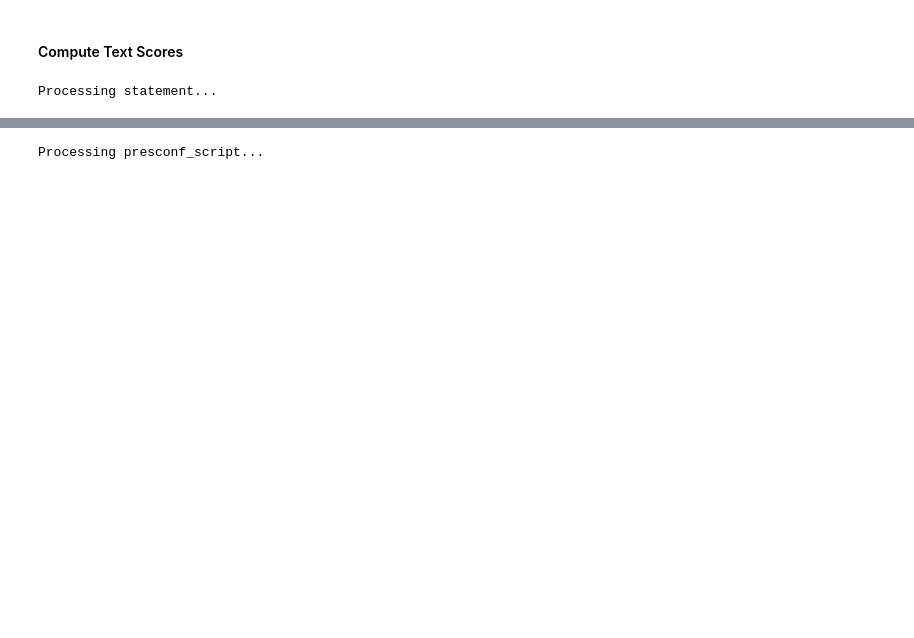
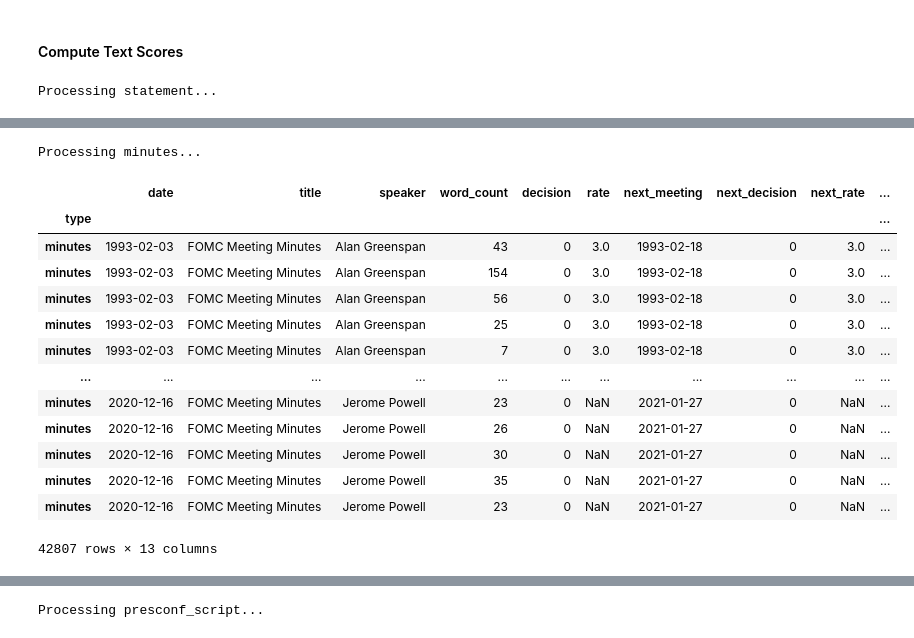
Before and after one commit to seanahmad/NLP-Federal-Reserve-Corpora, a Jupyter notebook: src/7_FOMC_Corpora.ipynb, the cells around one changed output, grey strips where cells are left out. Saved outputs shown, nothing was run; the diff lists cells and outputs as text; code cells hidden in the pictures; blank space fills up the shorter version.

```diff
--- a/src/7_FOMC_Corpora.ipynb
+++ b/src/7_FOMC_Corpora.ipynb
@@ -84,7 +109,7 @@ Mounted at /content/drive
 ### System Environment Variables
 # %%
 if IN_COLAB:
-  employment_data_dir = '/content/drive/My Drive/Colab Notebooks/proj2/src/data/MarketData/Employment/'
+  employment_data_dir = '/drive/My Drive/Colab Notebooks/proj2/src/data/MarketData/Employment/'
   cpi_data_dir = '/content/drive/My Drive/Colab Notebooks/proj2/src/data/MarketData/CPI/'
   fed_rates_dir = '/content/drive/My Drive/Colab Notebooks/proj2/src/data/MarketData/FEDRates/'
   fx_rates_dir = '/content/drive/My Drive/Colab Notebooks/proj2/src/data/MarketData/FXRates/'
@@ -92,6 +117,7 @@ if IN_COLAB:
   ism_data_dir = '/content/drive/My Drive/Colab Notebooks/proj2/src/data/MarketData/ISM/'
   sales_data_dir = '/content/drive/My Drive/Colab Notebooks/proj2/src/data/MarketData/Sales/'
   treasury_data_dir = '/content/drive/My Drive/Colab Notebooks/proj2/src/data/MarketData/Treasury/'
+  market_data_dir = '/content/drive/My Drive/Colab Notebooks/proj2/src/data/MarketData/'
   fomc_dir = '/content/drive/My Drive/Colab Notebooks/proj2/src/data/FOMC/'
   preprocessed_dir = '/content/drive/My Drive/Colab Notebooks/proj2/src/data/preprocessed/'
   train_dir = '/content/drive/My Drive/Colab Notebooks/proj2/src/data/train_data/'
@@ -100,6 +126,15 @@ if IN_COLAB:
   glove_dir = '/content/drive/My Drive/Colab Notebooks/proj2/src/data/GloVe/'
   model_dir = '/content/drive/My Drive/Colab Notebooks/proj2/src/data/models/'
   graph_dir = '/content/drive/My Drive/Colab Notebooks/proj2/src/data/graphs/'
+  final_graph_dir = '/content/drive/My Drive/Colab Notebooks/proj2/report/graphs/'
+  img_dir = '/content/drive/My Drive/Colab Notebooks/proj2/src/data/img/'
+  root_dir = '/content/drive/My Drive/Colab Notebooks/proj2/'
+  src_dir = '/content/drive/My Drive/Colab Notebooks/proj2/src/'
+  data_dir = '/content/drive/My Drive/Colab Notebooks/proj2/src/data/'
+  bak_dir = '/content/drive/My Drive/Colab Notebooks/proj2/archive/'
+  tmp_dir = '/content/drive/My Drive/Colab Notebooks/proj2/src/archive/'
+  ts_dir = '/content/drive/My Drive/Colab Notebooks/proj2/src/data/time_series/'
+
 else:
   employment_data_dir = 'C:/Users/theon/GDrive/Colab Notebooks/proj2/src/data/MarketData/Employment/'
   cpi_data_dir = 'C:/Users/theon/GDrive/Colab Notebooks/proj2/src/data/MarketData/CPI/'
@@ -117,6 +152,14 @@ else:
   glove_dir = 'C:/Users/theon/GDrive/Colab Notebooks/proj2/src/data/GloVe/'
   model_dir = 'C:/Users/theon/GDrive/Colab Notebooks/proj2/src/data/models/'
   graph_dir = 'C:/Users/theon/GDrive/Colab Notebooks/proj2/src/data/graphs/'
+  final_graph_dir ='C:/Users/theon/GDrive/Colab Notebooks/proj2/report/graphs/'
+  img_dir = 'C:/Users/theon/GDrive/Colab Notebooks/proj2/src/data/img/'
+  root_dir = 'C:/Users/theon/GDrive/Colab Notebooks/proj2/'
+  src_dir = 'C:/Users/theon/GDrive/Colab Notebooks/proj2/src/'
+  data_dir = 'C:/Users/theon/GDrive/Colab Notebooks/proj2/src/data/'
+  bak_dir = 'C:/Users/theon/GDrive/Colab Notebooks/proj2/archive/'
+  tmp_dir = 'C:/Users/theon/GDrive/Colab Notebooks/proj2/src/archive/'
+  ts_dir = 'C:/Users/theon/GDrive/Colab Notebooks/proj2/src/data/time_series/'
 # %% [markdown]
 ### Packages
 # %% [markdown]
@@ -899,6 +1223,9 @@ res_statement = score_text(result_df_statement, 'text', model)
 Processing statement...
 # %%
 # View/Save result
-save_data(res_statement, 'res_statement')
+#save_data(res_statement, 'res_statement')
+file = open(train_dir + 'res_statement.pickle', 'rb')
+res_statement = pickle.load(file)
+file.close()
 res_statement
 # %% [output]
@@ -922,7 +1248,27 @@ Successfully saved res_statement.csv. in /content/drive/My Drive/Colab Notebooks
 # Score Minutes Text
 print('Processing {}...'.format('minutes'))
 res_minutes = score_text(result_df_minutes, 'text', model)
+# %% [output]
+Processing minutes...
 # %%
 # View/Save result
-save_data(res_minutes, 'res_minutes')
+#save_data(res_minutes, 'res_minutes')
+file = open(train_dir + 'res_minutes.pickle', 'rb')
+res_minutes = pickle.load(file)
+file.close()
 res_minutes
+# %% [output]
+|  | date | title | speaker | word_count | decision | rate | next_meeting | next_decision | next_rate | ... |
+| type |  |  |  |  |  |  |  |  |  | ... |
+| minutes | 1993-02-03 | FOMC Meeting Minutes | Alan Greenspan | 43 | 0 | 3.0 | 1993-02-18 | 0 | 3.0 | ... |
+| minutes | 1993-02-03 | FOMC Meeting Minutes | Alan Greenspan | 154 | 0 | 3.0 | 1993-02-18 | 0 | 3.0 | ... |
+| minutes | 1993-02-03 | FOMC Meeting Minutes | Alan Greenspan | 56 | 0 | 3.0 | 1993-02-18 | 0 | 3.0 | ... |
+| minutes | 1993-02-03 | FOMC Meeting Minutes | Alan Greenspan | 25 | 0 | 3.0 | 1993-02-18 | 0 | 3.0 | ... |
+| minutes | 1993-02-03 | FOMC Meeting Minutes | Alan Greenspan | 7 | 0 | 3.0 | 1993-02-18 | 0 | 3.0 | ... |
+| ... | ... | ... | ... | ... | ... | ... | ... | ... | ... | ... |
+| minutes | 2020-12-16 | FOMC Meeting Minutes | Jerome Powell | 23 | 0 | NaN | 2021-01-27 | 0 | NaN | ... |
+| minutes | 2020-12-16 | FOMC Meeting Minutes | Jerome Powell | 26 | 0 | NaN | 2021-01-27 | 0 | NaN | ... |
+| minutes | 2020-12-16 | FOMC Meeting Minutes | Jerome Powell | 30 | 0 | NaN | 2021-01-27 | 0 | NaN | ... |
+| minutes | 2020-12-16 | FOMC Meeting Minutes | Jerome Powell | 35 | 0 | NaN | 2021-01-27 | 0 | NaN | ... |
+| minutes | 2020-12-16 | FOMC Meeting Minutes | Jerome Powell | 23 | 0 | NaN | 2021-01-27 | 0 | NaN | ... |
+42807 rows × 13 columns
```
Also changed, not shown: parts of 61 cells of this notebook, 45 other files.
